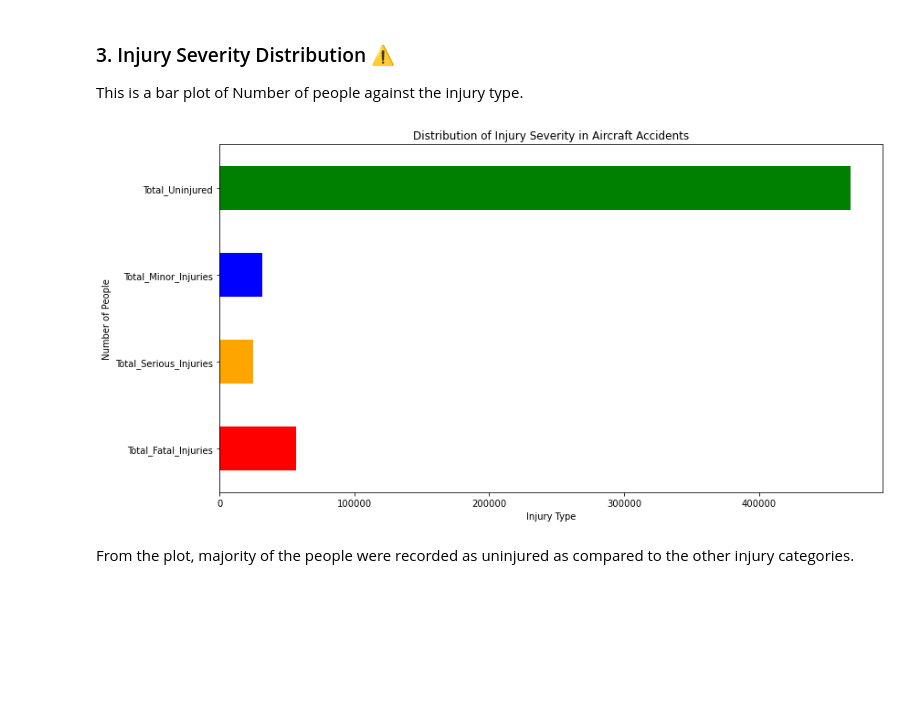
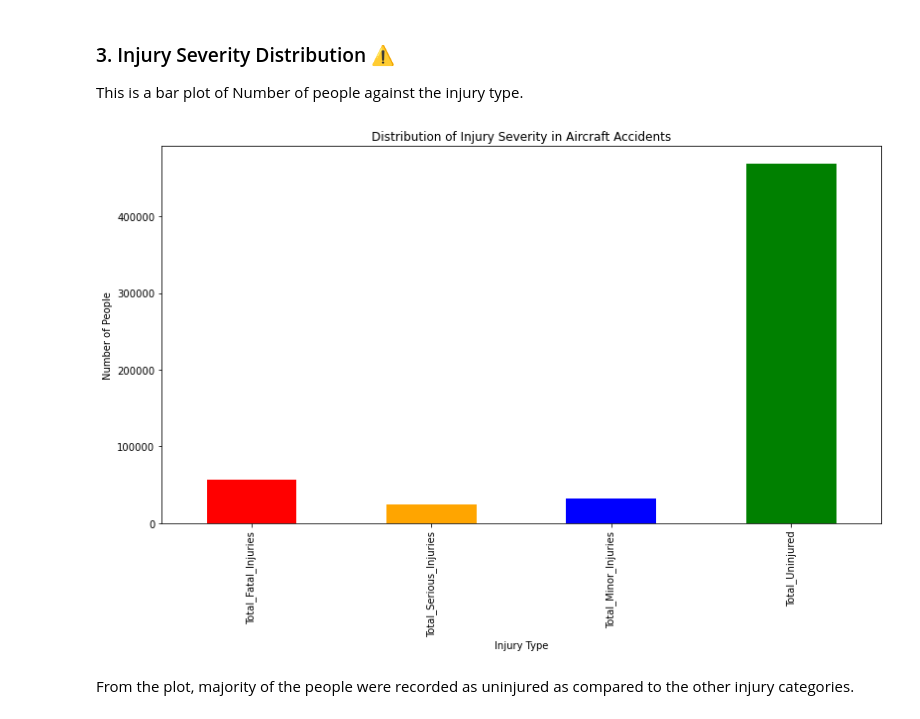
Before and after one commit to Patricknmaina/dsc-phase-1-project, a Jupyter notebook: index.ipynb, the cells around one changed output. Drawn from its saved outputs; the diff is of its cells as text; code cells hidden in the pictures; blank space fills up the shorter version.

```diff
--- a/index.ipynb
+++ b/index.ipynb
@@ -327,12 +316,12 @@ Since our dataset has two types of columns `(numerical and categorical)`, we nee
  - For categorical columns, we can use the `mode` or `Unknown` to fill in the missing values
 Let's first start with the numerical columns:
 # %%
-# Filling numerical columns with the mean
+# Filling numerical columns with the mean and median values
 aviation_df_clean['Total.Fatal.Injuries'] = aviation_df_clean['Total.Fatal.Injuries'].fillna(aviation_df_clean['Total.Fatal.Injuries'].mean())
 aviation_df_clean['Total.Serious.Injuries'] = aviation_df_clean['Total.Serious.Injuries'].fillna(aviation_df_clean['Total.Serious.Injuries'].mean())
 aviation_df_clean['Total.Minor.Injuries'] = aviation_df_clean['Total.Minor.Injuries'].fillna(aviation_df_clean['Total.Minor.Injuries'].mean())
 aviation_df_clean['Total.Uninjured'] = aviation_df_clean['Total.Uninjured'].fillna(aviation_df_clean['Total.Uninjured'].mean())
-aviation_df_clean['Number.of.Engines'] = aviation_df_clean['Number.of.Engines'].fillna(aviation_df_clean['Number.of.Engines'].mean())
+aviation_df_clean['Number.of.Engines'] = aviation_df_clean['Number.of.Engines'].fillna(aviation_df_clean['Number.of.Engines'].median())
 # %% [markdown]
 We can check the info of the cleaned dataset again just to make sure we have dealt with the numerical columns
 # %%
@@ -691,15 +680,15 @@ This is a bar plot of Number of people against the injury type.
 # %%
 injury_columns = ['Total_Fatal_Injuries', 'Total_Serious_Injuries', 'Total_Minor_Injuries', 'Total_Uninjured']
 injury_data = aviation_df_clean[injury_columns].sum()
 
 plt.figure(figsize=(13, 7))
-injury_data.plot(kind='barh', color=['red', 'orange', 'blue', 'green'])
+injury_data.plot(kind='bar', color=['red', 'orange', 'blue', 'green'])
 plt.xlabel("Injury Type")
 plt.ylabel("Number of People")
 plt.title("Distribution of Injury Severity in Aircraft Accidents")
 plt.show()
 # %% [output]
-[figure, old version]
+[figure, new version]
 # %% [markdown]
 From the plot, majority of the people were recorded as uninjured as compared to the other injury categories.
 # %% [markdown]
```
Also changed, not shown: parts of 8 cells of this notebook.
